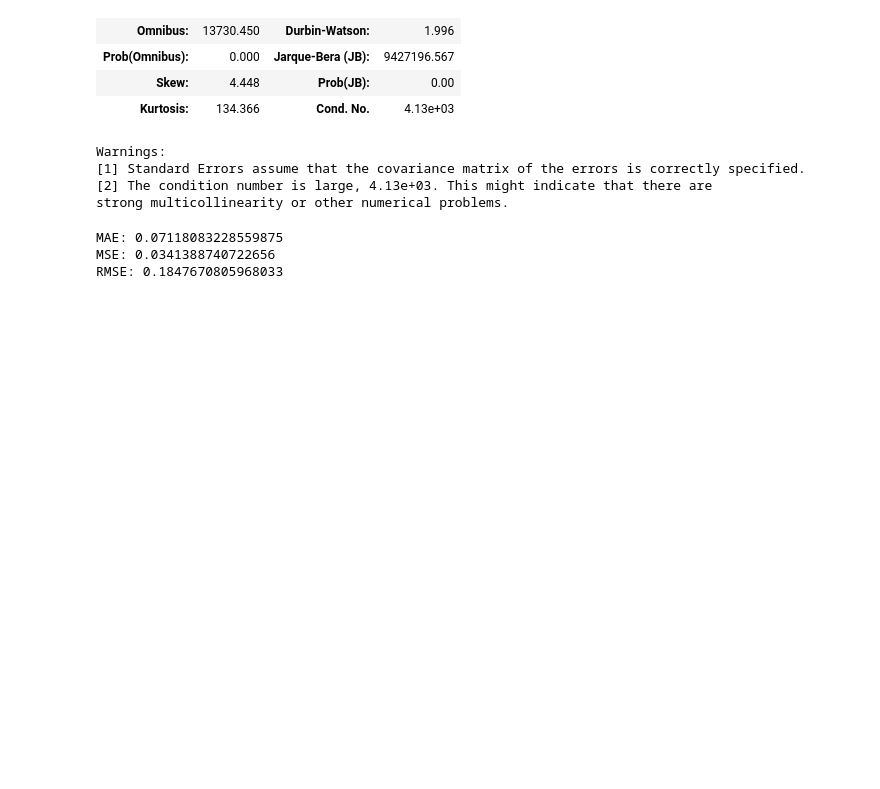
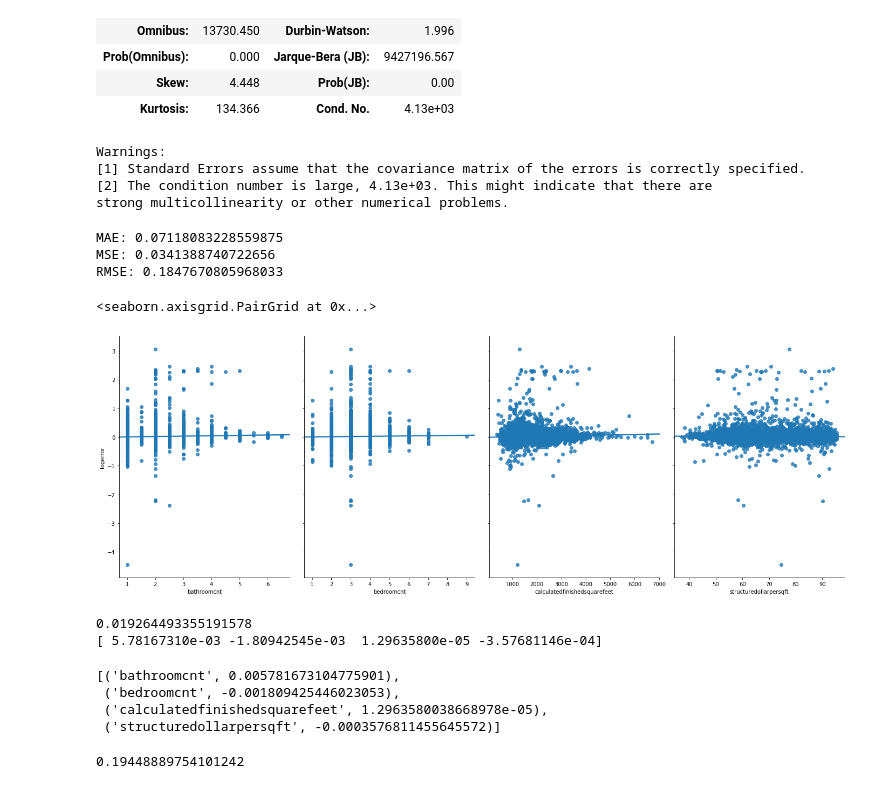
Before and after one commit to BayesEliaSantos/Bayes_P04_Zillow, a Jupyter notebook: Modeling Within the Clusters.ipynb, the cells around one changed output. Cells and saved outputs as stored; diff of their text form; code cells hidden in the pictures; blank space fills up the shorter version.

```diff
--- a/Modeling Within the Clusters.ipynb
+++ b/Modeling Within the Clusters.ipynb
@@ -1075,3 +1075,56 @@ print('RMSE:', np.sqrt(metrics.mean_squared_error(y_test2, predictions)))
 MAE: 0.07118083228559875
 MSE: 0.0341388740722656
 RMSE: 0.1847670805968033
+# %%
+sns.pairplot(model2, x_vars=['bathroomcnt', 'bedroomcnt', 'calculatedfinishedsquarefeet', 'structuredollarpersqft'], y_vars='logerror', size=7, aspect=0.7, kind='reg')
+# %% [output]
+<seaborn.axisgrid.PairGrid at 0x...>
+[figure, added]
+# %%
+### SCIKIT-LEARN ###
+
+# create X and y
+feature_cols = ['bathroomcnt', 'bedroomcnt', 'calculatedfinishedsquarefeet', 'structuredollarpersqft']
+X = model2[feature_cols]
+y = model2.logerror
+
+# instantiate and fit
+lm2 = LinearRegression()
+lm2.fit(X, y)
+
+# print the coefficients
+print(lm2.intercept_)
+print(lm2.coef_)
+# %% [output]
+0.019264493355191578
+[ 5.78167310e-03 -1.80942545e-03  1.29635800e-05 -3.57681146e-04]
+# %%
+# pair the feature names with the coefficients
+list(zip(feature_cols, lm2.coef_))
+# %% [output]
+[('bathroomcnt', 0.005781673104775901),
+ ('bedroomcnt', -0.001809425446023053),
+ ('calculatedfinishedsquarefeet', 1.2963580038668978e-05),
+ ('structuredollarpersqft', -0.0003576811455645572)]
+# %%
+
+feature_cols = ['bathroomcnt', 'bedroomcnt', 'calculatedfinishedsquarefeet', 'structuredollarpersqft']
+X2 = model2[feature_cols]
+y2 = model2.logerror
+
+# Split data
+X_train2, X_test2, y_train2, y_test2 = train_test_split(X2, y2, random_state=1)
+
+# Instantiate model
+lm2 = LinearRegression()
+
+# Fit model
+lm2.fit(X_train2, y_train2)
+
+# Predict
+y_pred2 = lm2.predict(X_test2)
+
+# RMSE
+print(np.sqrt(metrics.mean_squared_error(y_test2, y_pred2)))
+# %% [output]
+0.19448889754101242
```
Also changed, not shown: parts of 27 cells of this notebook, 1 other file.
